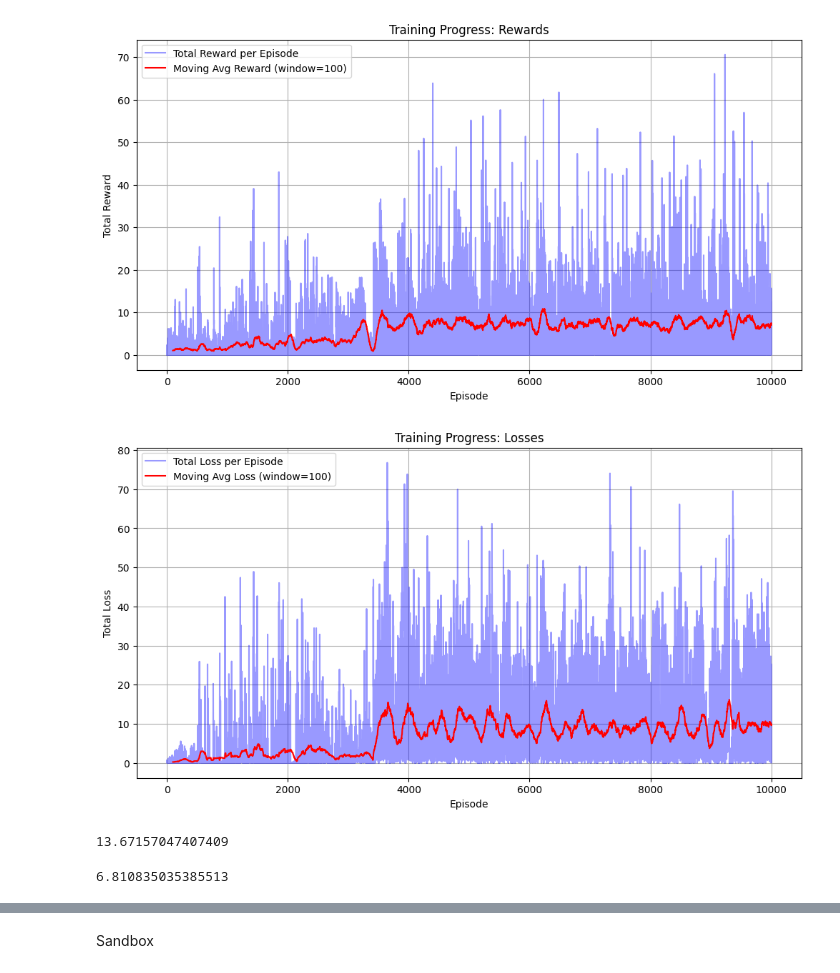
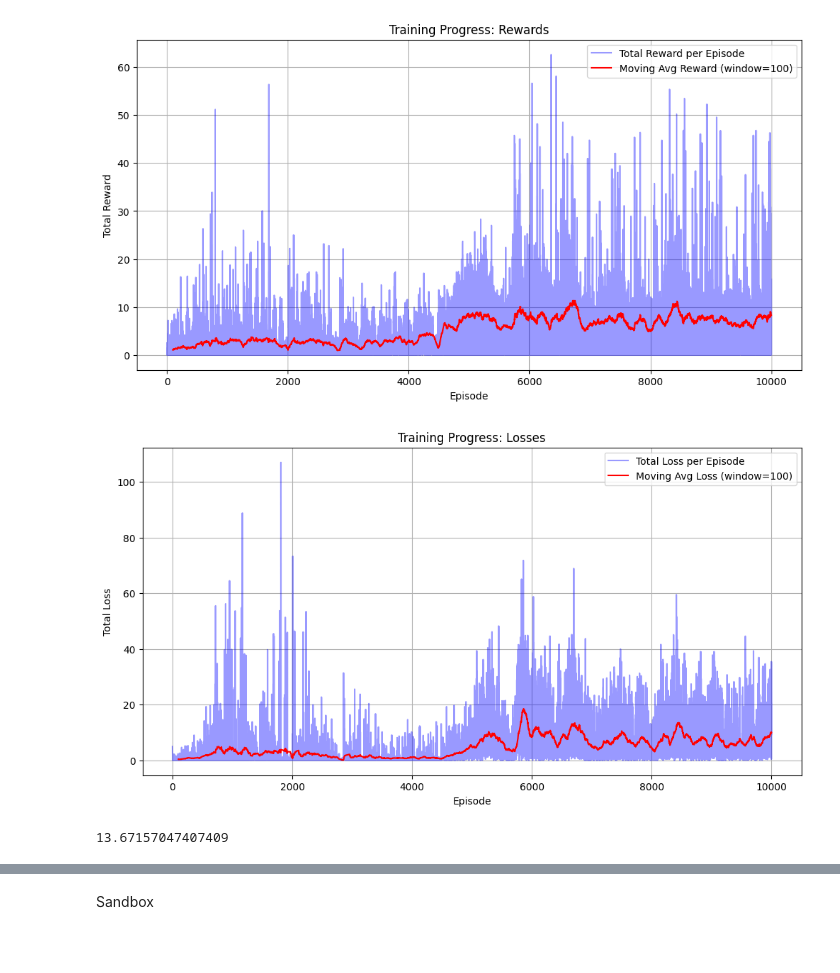
Before and after one commit to ostapenkovs/orcs-4529-rl, a Jupyter notebook: notebooks/2_testing.ipynb, the cells around one changed output, grey strips where cells are left out. Saved outputs shown, nothing was run; the diff lists cells and outputs as text; code cells hidden in the pictures; blank space fills up the shorter version.

```diff
--- a/notebooks/2_testing.ipynb
+++ b/notebooks/2_testing.ipynb
@@ -31,7 +33,7 @@ env = Environment(
 )
 
 agent = Agent(
-    env=env, hidden_dim=128, depth=3, lr=0.001, buffer_size=10000, batch_size=64,
+    env=env, obssize=4, actsize=2, hidden_dim=128, depth=3, lr=0.001, buffer_size=10000, batch_size=64,
     buffer_interval=8, model_interval=50, gamma=0.99, eps=0.99, eps_decay=0.995, eps_min=0.01
 )
 
@@ -57,10 +59,6 @@ Episode 9951/10000: Total Reward = 0.00, Loss = 3.5550, Eps = 0.0100
-[figure, old version]
+[figure, new version]
-[figure, old version]
+[figure, new version]
 # %%
 get_mc_price(prices=env.prices, t1=t1, t2=t2, h=put, k=k, r=r)
 # %% [output]
 13.67157047407409
-# %%
-agent.eval(nepisode=1000)
-# %% [output]
-6.810835035385513
```
Also changed, not shown: parts of 4 cells of this notebook, 2 other files.
